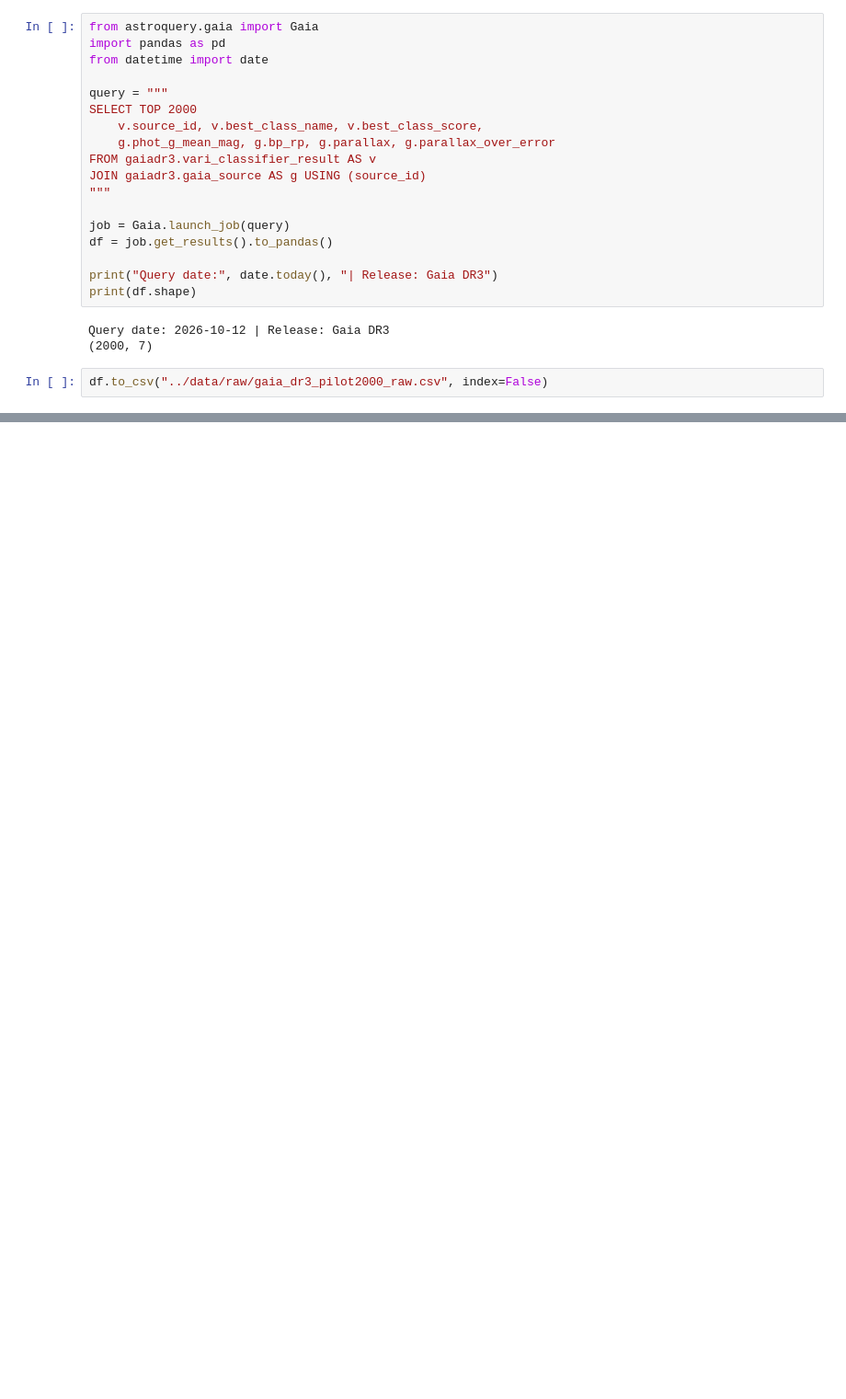
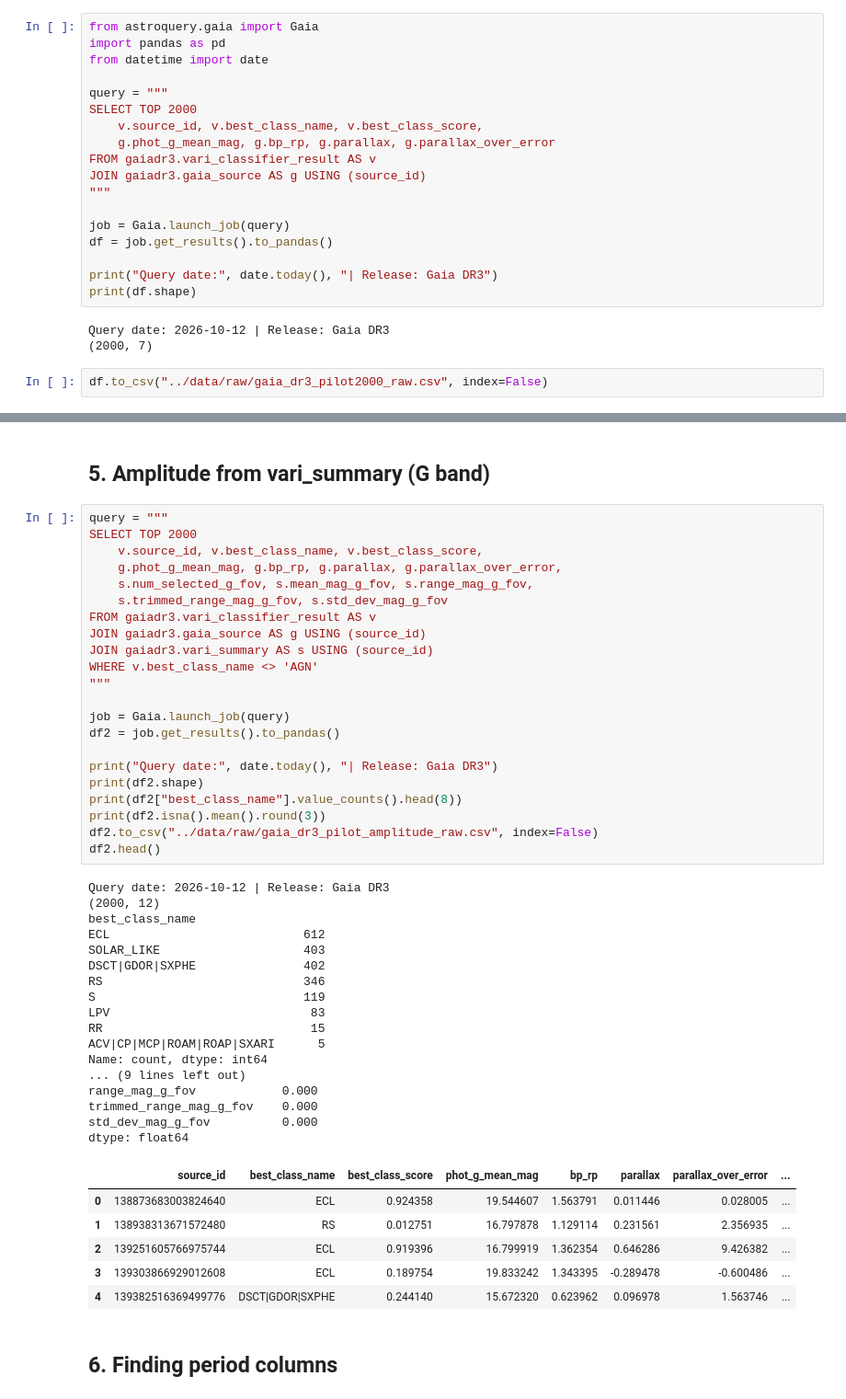
Before and after one commit to ananyamakkar/stellar-variability, a Jupyter notebook: notebooks/01_pilot_gaia.ipynb, the cells around one changed output, grey strips where cells are left out. Shown at 92% size. Drawn from its saved outputs; the diff is of its cells as text; blank space fills up the shorter version.

```diff
--- a/notebooks/01_pilot_gaia.ipynb
+++ b/notebooks/01_pilot_gaia.ipynb
@@ -85,0 +142,50 @@ Name: best_class_score, dtype: float64
+# %% [markdown]
+## 5. Amplitude from vari_summary (G band)
+# %%
+query = """
+SELECT TOP 2000
+    v.source_id, v.best_class_name, v.best_class_score,
+    g.phot_g_mean_mag, g.bp_rp, g.parallax, g.parallax_over_error,
+    s.num_selected_g_fov, s.mean_mag_g_fov, s.range_mag_g_fov,
+    s.trimmed_range_mag_g_fov, s.std_dev_mag_g_fov
+FROM gaiadr3.vari_classifier_result AS v
+JOIN gaiadr3.gaia_source AS g USING (source_id)
+JOIN gaiadr3.vari_summary AS s USING (source_id)
+WHERE v.best_class_name <> 'AGN'
+"""
+
+job = Gaia.launch_job(query)
+df2 = job.get_results().to_pandas()
+
+print("Query date:", date.today(), "| Release: Gaia DR3")
+print(df2.shape)
+print(df2["best_class_name"].value_counts().head(8))
+print(df2.isna().mean().round(3))
+df2.to_csv("../data/raw/gaia_dr3_pilot_amplitude_raw.csv", index=False)
+df2.head()
+# %% [output]
+Query date: 2026-10-12 | Release: Gaia DR3
+(2000, 12)
+best_class_name
+ECL                           612
+SOLAR_LIKE                    403
+DSCT|GDOR|SXPHE               402
+RS                            346
+S                             119
+LPV                            83
+RR                             15
+ACV|CP|MCP|ROAM|ROAP|SXARI      5
+Name: count, dtype: int64
+... (9 lines left out)
+range_mag_g_fov            0.000
+trimmed_range_mag_g_fov    0.000
+std_dev_mag_g_fov          0.000
+dtype: float64
+|  | source_id | best_class_name | best_class_score | phot_g_mean_mag | bp_rp | parallax | parallax_over_error | ... |
+| 0 | 138873683003824640 | ECL | 0.924358 | 19.544607 | 1.563791 | 0.011446 | 0.028005 | ... |
+| 1 | 138938313671572480 | RS | 0.012751 | 16.797878 | 1.129114 | 0.231561 | 2.356935 | ... |
+| 2 | 139251605766975744 | ECL | 0.919396 | 16.799919 | 1.362354 | 0.646286 | 9.426382 | ... |
+| 3 | 139303866929012608 | ECL | 0.189754 | 19.833242 | 1.343395 | -0.289478 | -0.600486 | ... |
+| 4 | 139382516369499776 | DSCT|GDOR|SXPHE | 0.244140 | 15.672320 | 0.623962 | 0.096978 | 1.563746 | ... |
+# %% [markdown]
+## 6. Finding period columns
```
Also changed, not shown: parts of 17 cells of this notebook.
